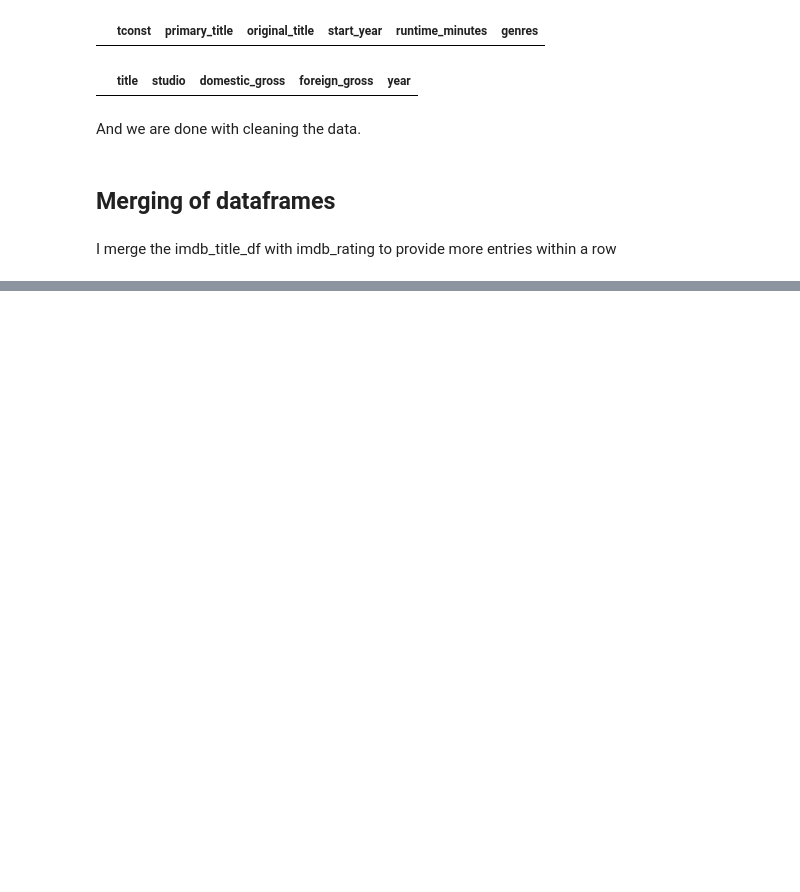
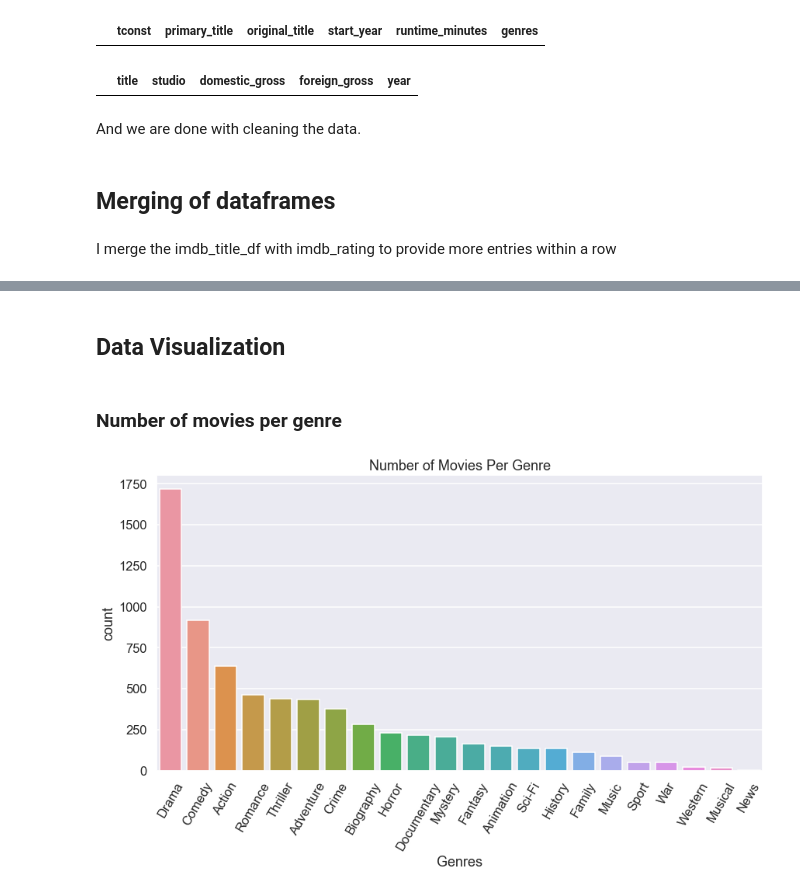
Before and after one commit to jonvis23/dsc-phase-1-project, a Jupyter notebook: student.ipynb, the cells around one changed output, grey strips where cells are left out. Drawn from its saved outputs; the diff is of its cells as text; code cells hidden in the pictures; blank space fills up the shorter version.

```diff
--- a/student.ipynb
+++ b/student.ipynb
@@ -389,0 +413,6 @@ joined_imdb_df.head(10)
+# %%
+#Rename primary_title column to title
+joined_imdb_df.rename(columns = {'primary_title': 'title'}, inplace = True)
+#Merge movie_gross_df and joined_imdb_df on the title column using an inner join
+movies_df = joined_imdb_df.merge(movie_gross, on='title', how='inner')
+movies_df.head()
@@ -389,0 +471,5 @@ joined_imdb_df.head(10)
+# %%
+#total_gross: domestic gross income + foreign gross income
+movies_df = movies_df.copy()
+movies_df['total_gross'] = movies_df['domestic_gross'] + movies_df['foreign_gross']
+movies_df.head(5)
@@ -389,0 +488,7 @@ joined_imdb_df.head(10)
+# %%
+#make a copy of the dataframe = movies
+movies = movies_df.copy()
+#split the genre categories into a list, around the comma separator
+movies['genres'] = movies['genres'].str.split(',')
+#transform each element in the genres list to a row
+movies = movies.explode('genres')
@@ -389,0 +505,3 @@ joined_imdb_df.head(10)
+# %%
+#reset index
+movies = movies.reset_index(drop=True)
@@ -389,0 +545,15 @@ joined_imdb_df.head(10)
+# %% [markdown]
+## Data Visualization
+# %% [markdown]
+### Number of movies per genre
+# %%
+#countplot showing the number of movies per genre
+sns.set(style='darkgrid')
+sns.set_context('talk')
+fig, ax = plt.subplots(figsize=(14,7))
+ax = sns.countplot(x=movies['genres'], order=movies['genres'].value_counts().index)
+ax.set_title('Number of Movies Per Genre')
+ax.set_xlabel('Genres')
+plt.xticks(rotation=60);
+# %% [output]
+[figure, added]
```
Also changed, not shown: parts of 50 cells of this notebook.
